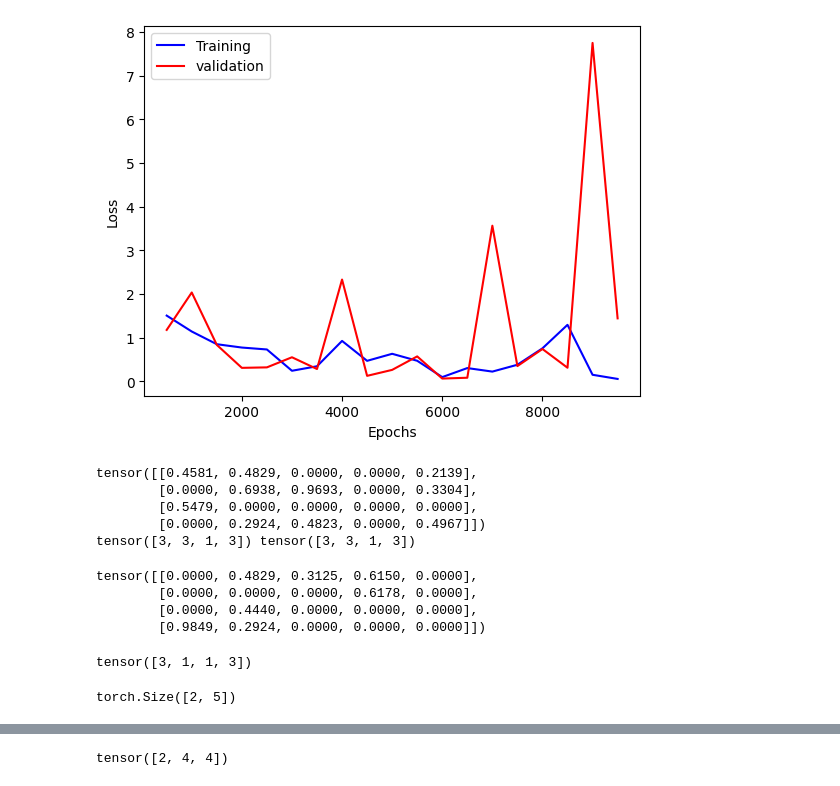
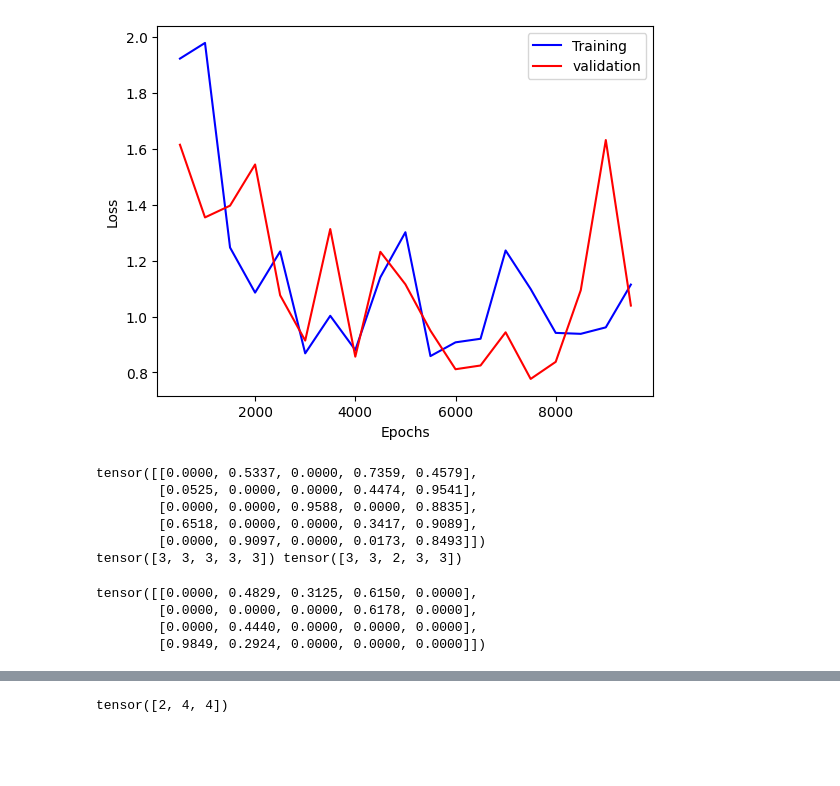
Before and after one commit to pavanyellow/toy-counter-model, a Jupyter notebook: train.ipynb, the cells around one changed output, grey strips where cells are left out. Cells and saved outputs as stored; diff of their text form; code cells hidden in the pictures; blank space fills up the shorter version.

```diff
--- a/train.ipynb
+++ b/train.ipynb
@@ -14,11 +14,10 @@ torch.manual_seed(10)
 
 
 input_size = 5
-learning_rate = 0.01
+learning_rate = 0.001
 max_iters = 10000
-dataset_size = 1024*4
-batch_size = 4
-sparsity = 0.1
+dataset_size = 1024*32
+batch_size = 8
 
 
 iters = []
@@ -34,8 +33,7 @@ def sample_data(split = 'train', batch_size = batch_size):
     curr_data = curr_data[torch.randperm(curr_data.shape[0])][:batch_size]
     a, b = curr_data.shape
 
-    sparsity_vector = torch.rand(batch_size, input_size)
-    sparsity_vector = sparsity_vector.view(1, -1)
+    sparsity_vector = torch.rand(a, b)
     sparsity_mat = torch.bernoulli(torch.full((a, b), 1.0) * sparsity_vector)
 
     X = curr_data * sparsity_mat
@@ -49,7 +47,7 @@ DEVICE = torch.device('cpu')
 class Config:
     input_size : int
     hidden_size : int = 2
-    layers : int = 2
+    layers : int = 1
 
 class Two_Two(nn.Module):
     def __init__(self, hidden_size) -> None:
@@ -88,7 +86,10 @@ output = input
 
 model = Model(Config(input_size= input_size))
 
-
+def get_accuracy():
+    a= sample_data(split = 'val', batch_size= 1024)
+    n = (model(a)[0].argmax(-1) == (a>0).sum(-1))
+    print("val accuracy",n.sum()/a.shape[0])
 optimizer = torch.optim.Adam(model.parameters() , learning_rate, weight_decay= 1e-5)
 start_time = time.time()
 step_value = max_iters/20
@@ -99,6 +100,7 @@ for i in range(1, max_iters):
     if i%step_value ==0 :
         model.eval()
         with torch.no_grad():
+            get_accuracy()
             X_V = sample_data(split = 'val')
             _, val_loss= model(X_V)
             iters.append(i)
@@ -146,27 +145,18 @@ Took 4.9307029247283936s for 10000 epochs
-[figure, old version]
+[figure, new version]
 # %%
 a= sample_data()
 print(a[:5])
 print(model(a[:5])[0].argmax(-1), (a[:5]>0).sum(-1))
 # %% [output]
-tensor([[0.4581, 0.4829, 0.0000, 0.0000, 0.2139],
-        [0.0000, 0.6938, 0.9693, 0.0000, 0.3304],
-        [0.5479, 0.0000, 0.0000, 0.0000, 0.0000],
-        [0.0000, 0.2924, 0.4823, 0.0000, 0.4967]])
-tensor([3, 3, 1, 3]) tensor([3, 3, 1, 3])
+tensor([[0.0000, 0.5337, 0.0000, 0.7359, 0.4579],
+        [0.0525, 0.0000, 0.0000, 0.4474, 0.9541],
+        [0.0000, 0.0000, 0.9588, 0.0000, 0.8835],
+        [0.6518, 0.0000, 0.0000, 0.3417, 0.9089],
+        [0.0000, 0.9097, 0.0000, 0.0173, 0.8493]])
+tensor([3, 3, 3, 3, 3]) tensor([3, 3, 2, 3, 3])
 # %%
 # %% [output]
 tensor([[0.0000, 0.4829, 0.3125, 0.6150, 0.0000],
         [0.0000, 0.0000, 0.0000, 0.6178, 0.0000],
         [0.0000, 0.4440, 0.0000, 0.0000, 0.0000],
         [0.9849, 0.2924, 0.0000, 0.0000, 0.0000]])
-# %%
-a= sample_data()
-print(a[:5])
-print(model(a[:5])[0].argmax(-1), (a[:5]>0).sum(-1))
-# %% [output]
-tensor([3, 1, 1, 3])
-# %%
-a.shape
-# %% [output]
-torch.Size([2, 5])
```
Also changed, not shown: parts of 5 cells of this notebook.
